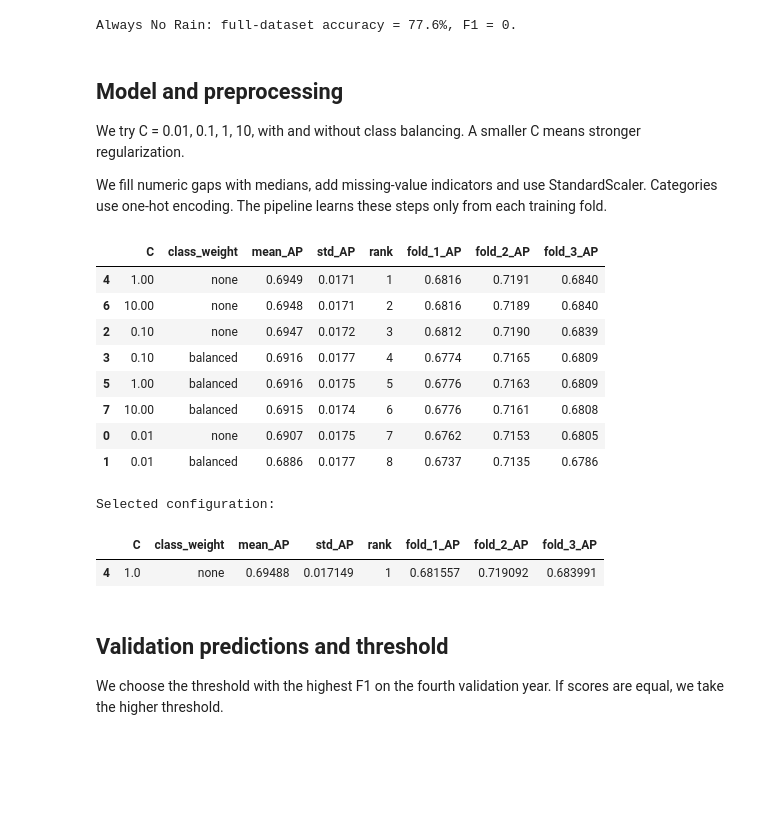
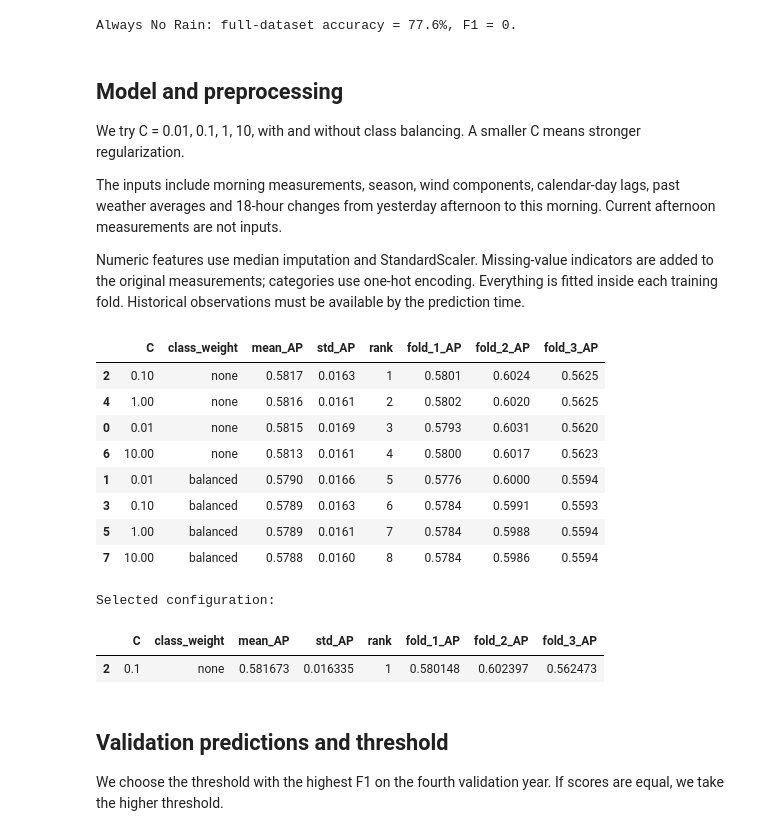
Before and after one commit to khorunzhaviktoriia/ml_mini_project, a Jupyter notebook: models/LogisticRegression.ipynb, the cells around one changed output. Saved outputs shown, nothing was run; the diff lists cells and outputs as text; code cells hidden in the pictures; blank space fills up the shorter version.

```diff
--- a/models/LogisticRegression.ipynb
+++ b/models/LogisticRegression.ipynb
@@ -50,13 +51,13 @@ Test starts on 2016-07-01. We leave a one-day gap between training and validatio
 
 The first three time folds select C and class weights. The fourth year selects the threshold. We then fit on all training data.
 # %%
-df = load_clean(ROOT / "data" / "weatherAUS.csv")
+df = load_features(ROOT / "data" / "weatherAUS.csv")
 
 train, gap, test = split_train_test(df)
 train, test = train.reset_index(drop=True), test.reset_index(drop=True)
 
 assert not df.duplicated(["Date", "Location"]).any()
-X, y = get_x_y(train)
+X, y = get_feature_x_y(train)
 cv = time_cv_splits(train["Date"])
 
 assert train.Date.max() + pd.Timedelta(days=GAP_DAYS) < test.Date.min()
@@ -73,6 +74,7 @@ for k, (tr, va) in enumerate(cv, 1):
 display(pd.DataFrame(fold_rows))
 search_cv = cv[:-1]
 threshold_train, threshold_val = cv[-1]
+print(f"Model inputs: {X.shape[1]} features")
 # %% [output]
 |  | fold | train_n | validation_n | train_end | validation_start | validation_end | rain_rate |
 | 0 | 1 | 58590 | 14112 | 2012-06-29 | 2012-07-01 | 2013-06-30 | 0.206278 |
@@ -100,51 +103,57 @@ Always No Rain: full-dataset accuracy = 77.6%, F1 = 0.
 
 We try C = 0.01, 0.1, 1, 10, with and without class balancing. A smaller C means stronger regularization.
 
-We fill numeric gaps with medians, add missing-value indicators and use StandardScaler. Categories use one-hot encoding. The pipeline learns these steps only from each training fold.
+The inputs include morning measurements, season, wind components, calendar-day lags, past weather averages and 18-hour changes from yesterday afternoon to this morning. Current afternoon measurements are not inputs.
+
+Numeric features use median imputation and StandardScaler. Missing-value indicators are added to the original measurements; categories use one-hot encoding. Everything is fitted inside each training fold. Historical observations must be available by the prediction time.
 # %%
 def make_pipeline(model):
-    prep = build_preprocessor()
-    prep.set_params(numeric=Pipeline([("impute", SimpleImputer(strategy="median", add_indicator=True)),("scale", StandardScaler()),]))
-
+    prep = build_feature_preprocessor()
+    scaled = {
+        name: Pipeline([("impute", transformer), ("scale", StandardScaler())])
+        for name, transformer, columns in prep.transformers
+        if name.startswith("numeric_")
+    }
+    prep.set_params(**scaled)
     return Pipeline([("prep", prep), ("model", model)])
 
 pipe = make_pipeline(LogisticRegression(solver="lbfgs", max_iter=2000, random_state=SEED))
 search = GridSearchCV(pipe, {"model__C": [0.01, 0.1, 1.0, 10.0],"model__class_weight": [None, "balanced"],
                             }, scoring="average_precision", cv=search_cv, n_jobs=1, refit=True, error_score="raise")
 
 with threadpool_limits(limits=2):
     search.fit(X, y)
 
 results = pd.DataFrame(search.cv_results_)
 search_table = pd.DataFrame({
     "C": results.param_model__C,
     "class_weight": results.param_model__class_weight.fillna("none"),
     "mean_AP": results.mean_test_score,
     "std_AP": results.std_test_score,
     "rank": results.rank_test_score,
 })
 
 for k in range(len(search_cv)):
     search_table[f"fold_{k + 1}_AP"] = results[f"split{k}_test_score"]
 
 search_table = search_table.sort_values("rank")
 display(search_table.round(4))
 search_table.to_csv(OUT / "search.csv", index=False)
 print("Selected configuration:")
 display(search_table.head(1))
 # %% [output]
 |  | C | class_weight | mean_AP | std_AP | rank | fold_1_AP | fold_2_AP | fold_3_AP |
-| 4 | 1.00 | none | 0.6949 | 0.0171 | 1 | 0.6816 | 0.7191 | 0.6840 |
-| 6 | 10.00 | none | 0.6948 | 0.0171 | 2 | 0.6816 | 0.7189 | 0.6840 |
-| 2 | 0.10 | none | 0.6947 | 0.0172 | 3 | 0.6812 | 0.7190 | 0.6839 |
-| 3 | 0.10 | balanced | 0.6916 | 0.0177 | 4 | 0.6774 | 0.7165 | 0.6809 |
-| 5 | 1.00 | balanced | 0.6916 | 0.0175 | 5 | 0.6776 | 0.7163 | 0.6809 |
-| 7 | 10.00 | balanced | 0.6915 | 0.0174 | 6 | 0.6776 | 0.7161 | 0.6808 |
-| 0 | 0.01 | none | 0.6907 | 0.0175 | 7 | 0.6762 | 0.7153 | 0.6805 |
-| 1 | 0.01 | balanced | 0.6886 | 0.0177 | 8 | 0.6737 | 0.7135 | 0.6786 |
+| 2 | 0.10 | none | 0.5817 | 0.0163 | 1 | 0.5801 | 0.6024 | 0.5625 |
+| 4 | 1.00 | none | 0.5816 | 0.0161 | 2 | 0.5802 | 0.6020 | 0.5625 |
+| 0 | 0.01 | none | 0.5815 | 0.0169 | 3 | 0.5793 | 0.6031 | 0.5620 |
+| 6 | 10.00 | none | 0.5813 | 0.0161 | 4 | 0.5800 | 0.6017 | 0.5623 |
+| 1 | 0.01 | balanced | 0.5790 | 0.0166 | 5 | 0.5776 | 0.6000 | 0.5594 |
+| 3 | 0.10 | balanced | 0.5789 | 0.0163 | 6 | 0.5784 | 0.5991 | 0.5593 |
+| 5 | 1.00 | balanced | 0.5789 | 0.0161 | 7 | 0.5784 | 0.5988 | 0.5594 |
+| 7 | 10.00 | balanced | 0.5788 | 0.0160 | 8 | 0.5784 | 0.5986 | 0.5594 |
 Selected configuration:
 |  | C | class_weight | mean_AP | std_AP | rank | fold_1_AP | fold_2_AP | fold_3_AP |
-| 4 | 1.0 | none | 0.69488 | 0.017149 | 1 | 0.681557 | 0.719092 | 0.683991 |
+| 2 | 0.1 | none | 0.581673 | 0.016335 | 1 | 0.580148 | 0.602397 | 0.562473 |
 # %% [markdown]
 ## Validation predictions and threshold
 
```
Also changed, not shown: parts of 10 cells of this notebook, 2 other files.
